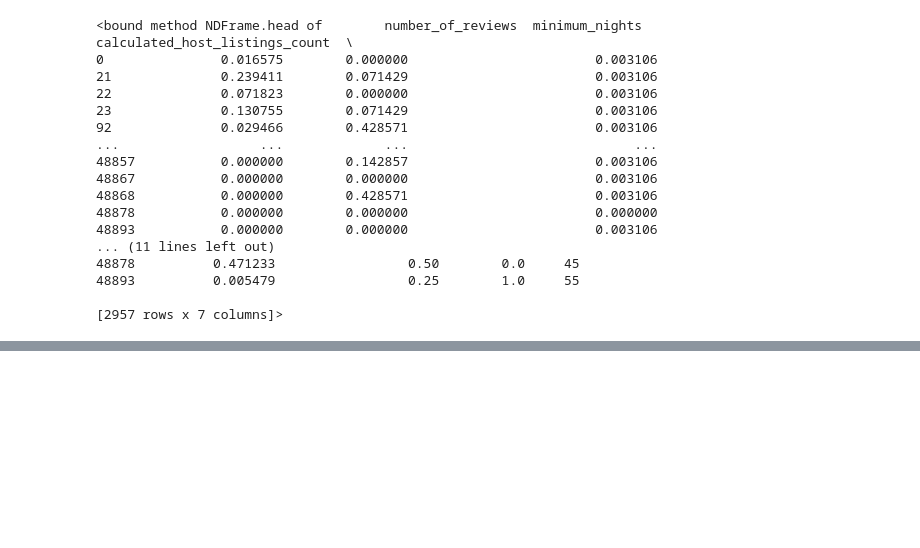
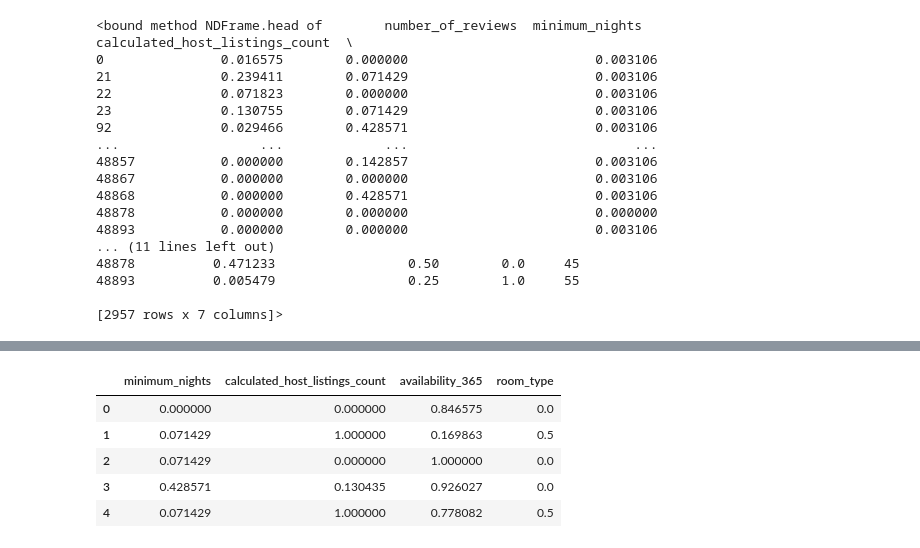
Before and after one commit to 4GeeksAcademy/Wiston_Travieso-machine-learning-python, a Jupyter notebook: src/explore.ipynb, the cells around one changed output, grey strips where cells are left out. Drawn from its saved outputs; the diff is of its cells as text; code cells hidden in the pictures; blank space fills up the shorter version.

```diff
--- a/src/explore.ipynb
+++ b/src/explore.ipynb
@@ -416,0 +431,25 @@ df_scal.head
+# %%
+from sklearn.feature_selection import chi2, SelectKBest
+from sklearn.model_selection import train_test_split
+
+X = df_scal.drop("price", axis = 1)
+y = df_scal["price"]
+
+X_train, X_test, y_train, y_test = train_test_split(X, y, test_size = 0.2, random_state = 42)
+
+
+selection_model = SelectKBest(chi2, k = 4)
+selection_model.fit(X_train, y_train)
+ix = selection_model.get_support()
+
+X_train_sel = pd.DataFrame(selection_model.transform(X_train), columns = X_train.columns.values[ix])
+X_test_sel = pd.DataFrame(selection_model.transform(X_test), columns = X_test.columns.values[ix])
+
+X_train_sel.head()
+# %% [output]
+|  | minimum_nights | calculated_host_listings_count | availability_365 | room_type |
+| 0 | 0.000000 | 0.000000 | 0.846575 | 0.0 |
+| 1 | 0.071429 | 1.000000 | 0.169863 | 0.5 |
+| 2 | 0.071429 | 0.000000 | 1.000000 | 0.0 |
+| 3 | 0.428571 | 0.130435 | 0.926027 | 0.0 |
+| 4 | 0.071429 | 1.000000 | 0.778082 | 0.5 |
```
Also changed, not shown: parts of 2 cells of this notebook, 2 other files.
